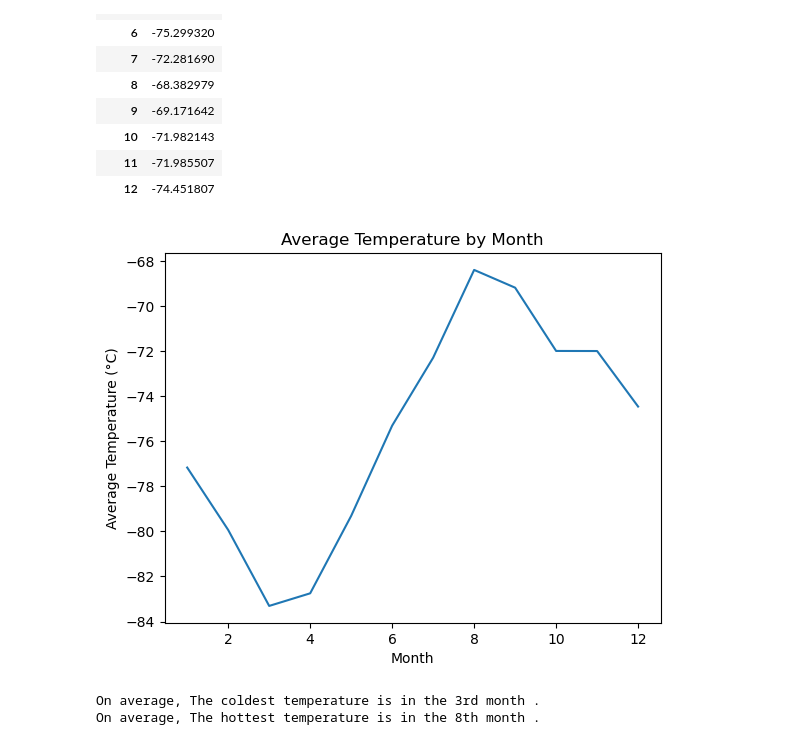
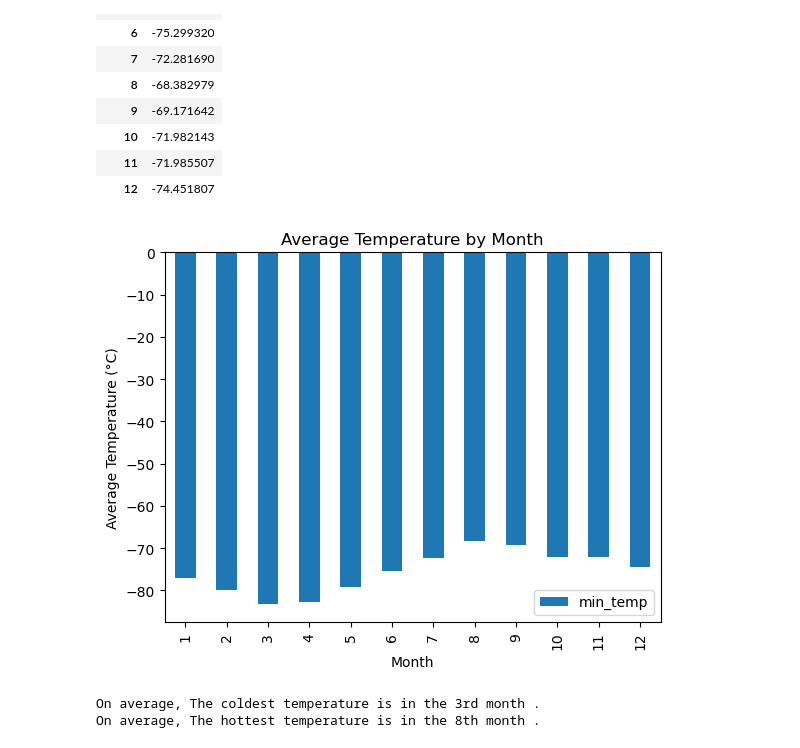
Before and after one commit to cycy94777/Mars_HTML_analysis, a Jupyter notebook: part_2_mars_weather.ipynb, the cells around one changed output. Drawn from its saved outputs; the diff is of its cells as text; code cells hidden in the pictures.

```diff
--- a/part_2_mars_weather.ipynb
+++ b/part_2_mars_weather.ipynb
@@ -170,13 +170,13 @@ min_month
 | 12 | -74.451807 |
 # %%
 # Plot the average temperature by month
-plt.plot(min_month)
+min_month.plot.bar()
 plt.title("Average Temperature by Month")
 plt.xlabel("Month")
 plt.ylabel("Average Temperature (°C)")
 plt.show()
 # %% [output]
-[figure, old version]
+[figure, new version]
 # %%
 # Identify the coldest and hottest months in Curiosity's location
 temp_month = min_month.sort_values("min_temp", ascending=False)
```
Also changed, not shown: parts of 3 cells of this notebook.
